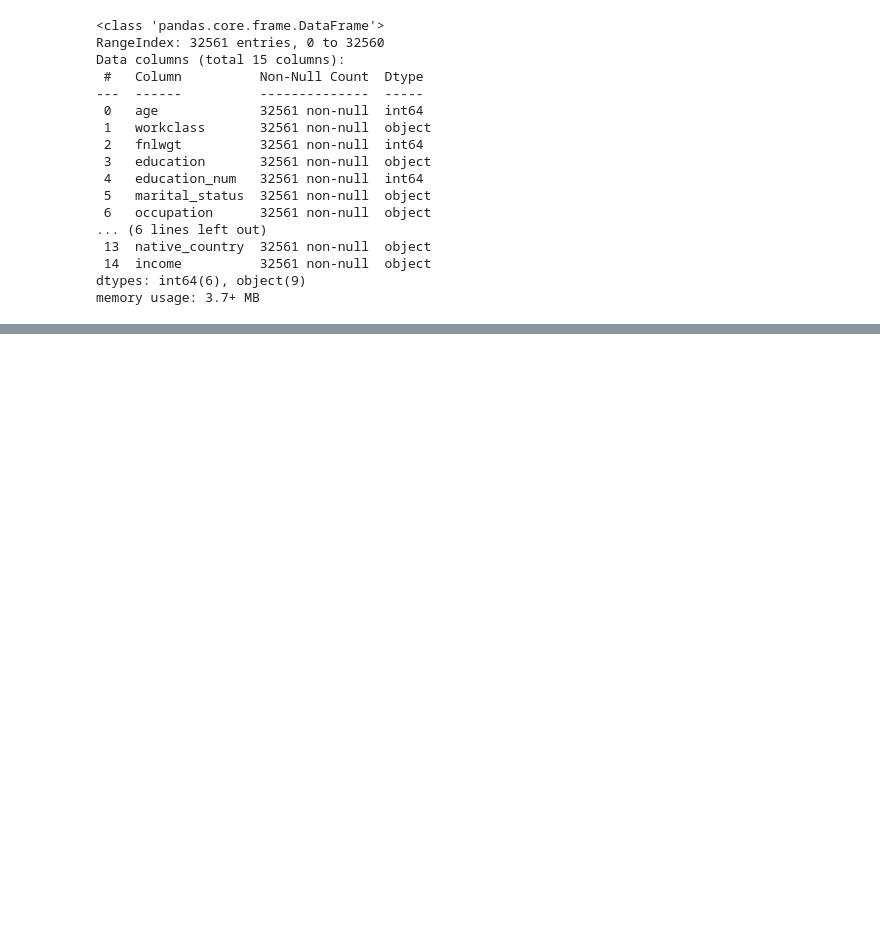
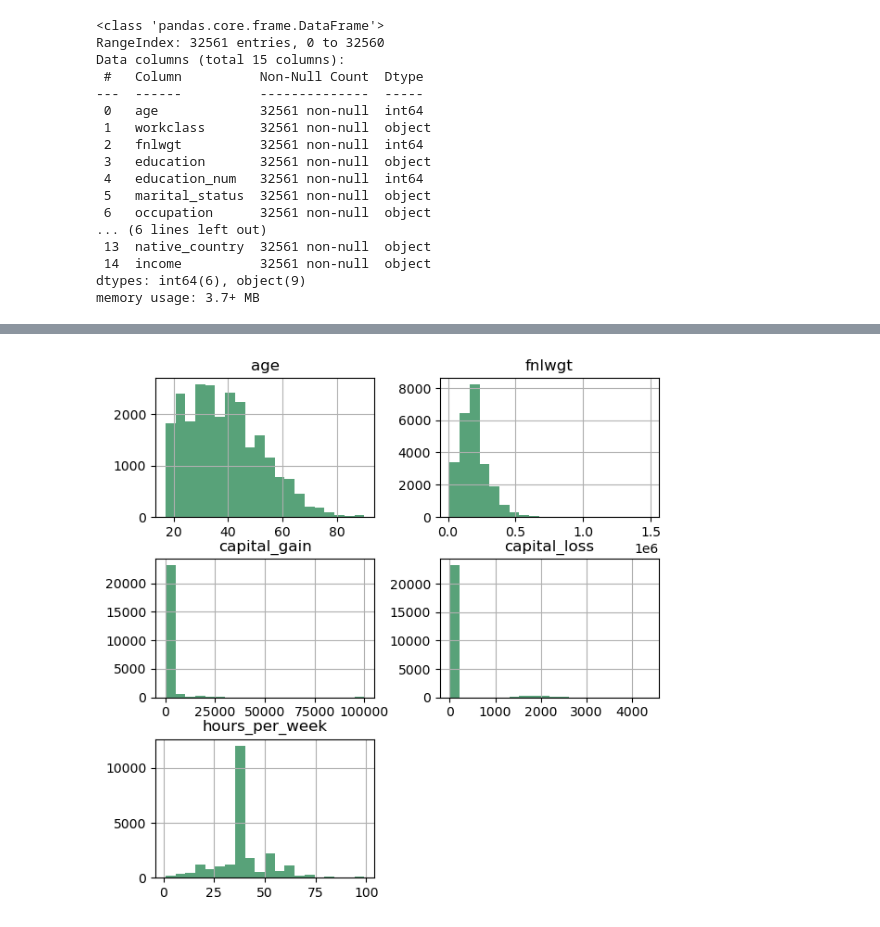
Before and after one commit to alexismenanieves/Model_Catalog, a Jupyter notebook: notebooks/DS03_Class_Adult_Income.ipynb, the cells around one changed output, grey strips where cells are left out. Saved outputs shown, nothing was run; the diff lists cells and outputs as text; code cells hidden in the pictures; blank space fills up the shorter version.

```diff
--- a/notebooks/DS03_Class_Adult_Income.ipynb
+++ b/notebooks/DS03_Class_Adult_Income.ipynb
@@ -106,6 +120,8 @@ df_raw.sample(10)
 # 1.3 Transform the data so values are consistent
 df_interim = df_raw.copy()
 df_interim = df_interim.drop(['education_num'], axis=1)
+df_interim['workclass'] = df_interim['workclass'].str.strip()
+df_interim['occupation'] = df_interim['occupation'].str.strip()
 df_interim = df_interim.replace(['?'],'Unknown')
 df_interim['workclass'] = df_interim['workclass'].astype('category')
 df_interim['education'] = df_interim['education'].astype('category')
@@ -115,7 +131,7 @@ df_interim['relationship'] = df_interim['relationship'].astype('category')
 df_interim['race'] = df_interim['race'].astype('category')
 df_interim['sex'] = df_interim['sex'].astype('category')
 df_interim['native_country'] = df_interim['native_country'].astype('category')
-df_interim['income'] = df_interim['workclass'].astype('category')
+df_interim['income'] = df_interim['income'].astype('category')
 # %%
 # 2. Exploratory Data Analysis
 # 2.1 Divide the dataset into a train and test sets, to proceed EDA
@@ -126,0 +162,6 @@ df_train = pd.concat([X_train,y_train], axis=1)
+# %%
+# 2.4 Visualize the histograms for each numerical covariate
+df_train.hist(figsize=(7,7), color='seagreen', alpha=0.8, bins=20)
+plt.show()
+# %% [output]
+[figure, added]
```
Also changed, not shown: parts of 16 cells of this notebook.
